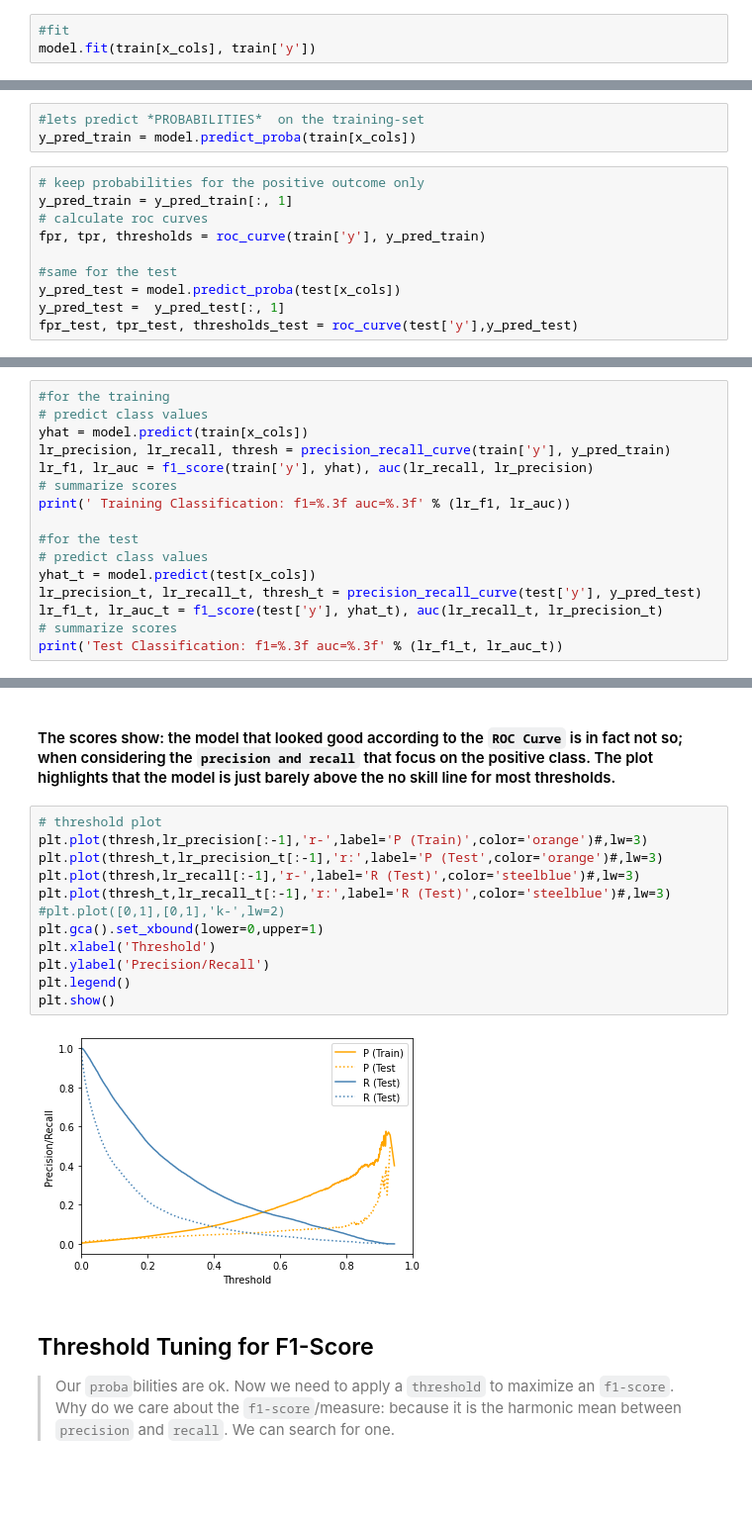
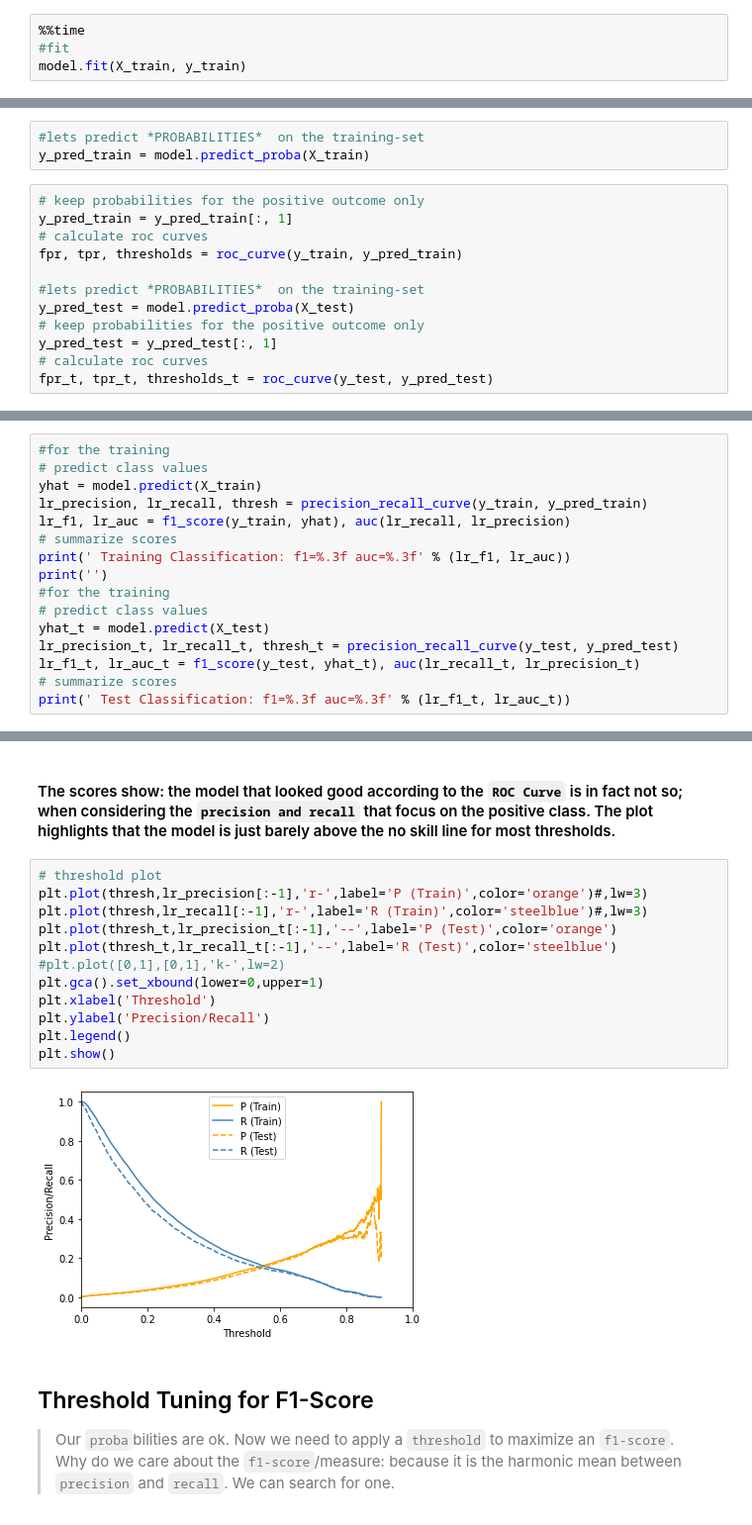
Before and after one commit to AdrianKriger/Zindi_SANRAL, a Jupyter notebook: 01_SimpleXGBClassifier.ipynb, the cells around one changed output, grey strips where cells are left out. Shown: that part at 99% size. Cells and saved outputs as stored; diff of their text form; blank space fills up the shorter version.

````diff
--- a/01_SimpleXGBClassifier.ipynb
+++ b/01_SimpleXGBClassifier.ipynb
@@ -504,6 +515,7 @@ for mean, stdev, param in zip(means, stds, params):
 # %% [markdown]
 #### Lets continue with the estimated ```scale_pos_weight```
 # %%
+%%time
 #fit
-model.fit(train[x_cols], train['y'])
+model.fit(X_train, y_train)
 # %% [output]
@@ -550,17 +563,19 @@ pyplot.show()
 > It is a plot of the false positive rate (x-axis) versus the true positive rate (y-axis) for a number of different candidate threshold values between 0.0 and 1.0. In other words, it plots the false alarm rate versus the hit rate - There are many awesome resources online for detailed explanations. [Machine Learning Mastery](https://machinelearningmastery.com/) helped me.
 # %%
 #lets predict *PROBABILITIES*  on the training-set
-y_pred_train = model.predict_proba(train[x_cols])
+y_pred_train = model.predict_proba(X_train)
 # %%
 # keep probabilities for the positive outcome only
 y_pred_train = y_pred_train[:, 1]
 # calculate roc curves
-fpr, tpr, thresholds = roc_curve(train['y'], y_pred_train)
+fpr, tpr, thresholds = roc_curve(y_train, y_pred_train)
 
-#same for the test
-y_pred_test = model.predict_proba(test[x_cols])
-y_pred_test =  y_pred_test[:, 1]
-fpr_test, tpr_test, thresholds_test = roc_curve(test['y'],y_pred_test)
+#lets predict *PROBABILITIES*  on the training-set
+y_pred_test = model.predict_proba(X_test)
+# keep probabilities for the positive outcome only
+y_pred_test = y_pred_test[:, 1]
+# calculate roc curves
+fpr_t, tpr_t, thresholds_t = roc_curve(y_test, y_pred_test)
 # %%
 # calculate the g-mean for each threshold
 #the train
@@ -628,17 +642,17 @@ plt.show()
 # %%
 #for the training
 # predict class values
-yhat = model.predict(train[x_cols])
-lr_precision, lr_recall, thresh = precision_recall_curve(train['y'], y_pred_train)
-lr_f1, lr_auc = f1_score(train['y'], yhat), auc(lr_recall, lr_precision)
+yhat = model.predict(X_train)
+lr_precision, lr_recall, thresh = precision_recall_curve(y_train, y_pred_train)
+lr_f1, lr_auc = f1_score(y_train, yhat), auc(lr_recall, lr_precision)
 # summarize scores
 print(' Training Classification: f1=%.3f auc=%.3f' % (lr_f1, lr_auc))
-
-#for the test
+print('')
+#for the training
 # predict class values
-yhat_t = model.predict(test[x_cols])
-lr_precision_t, lr_recall_t, thresh_t = precision_recall_curve(test['y'], y_pred_test)
-lr_f1_t, lr_auc_t = f1_score(test['y'], yhat_t), auc(lr_recall_t, lr_precision_t)
+yhat_t = model.predict(X_test)
+lr_precision_t, lr_recall_t, thresh_t = precision_recall_curve(y_test, y_pred_test)
+lr_f1_t, lr_auc_t = f1_score(y_test, yhat_t), auc(lr_recall_t, lr_precision_t)
 # summarize scores
-print('Test Classification: f1=%.3f auc=%.3f' % (lr_f1_t, lr_auc_t))
+print(' Test Classification: f1=%.3f auc=%.3f' % (lr_f1_t, lr_auc_t))
 # %% [output]
@@ -662,17 +677,17 @@ plt.show()
 # %%
 # threshold plot
 plt.plot(thresh,lr_precision[:-1],'r-',label='P (Train)',color='orange')#,lw=3)
-plt.plot(thresh_t,lr_precision_t[:-1],'r:',label='P (Test',color='orange')#,lw=3)
-plt.plot(thresh,lr_recall[:-1],'r-',label='R (Test)',color='steelblue')#,lw=3)
-plt.plot(thresh_t,lr_recall_t[:-1],'r:',label='R (Test)',color='steelblue')#,lw=3)
+plt.plot(thresh,lr_recall[:-1],'r-',label='R (Train)',color='steelblue')#,lw=3)
+plt.plot(thresh_t,lr_precision_t[:-1],'--',label='P (Test)',color='orange')
+plt.plot(thresh_t,lr_recall_t[:-1],'--',label='R (Test)',color='steelblue')
 #plt.plot([0,1],[0,1],'k-',lw=2)
 plt.gca().set_xbound(lower=0,upper=1)
 plt.xlabel('Threshold')
 plt.ylabel('Precision/Recall')
 plt.legend()
 plt.show()
 # %% [output]
-[figure, old version]
+[figure, new version]
 # %% [markdown]
 ## Threshold Tuning for F1-Score
 
````
Also changed, not shown: parts of 42 cells of this notebook.
